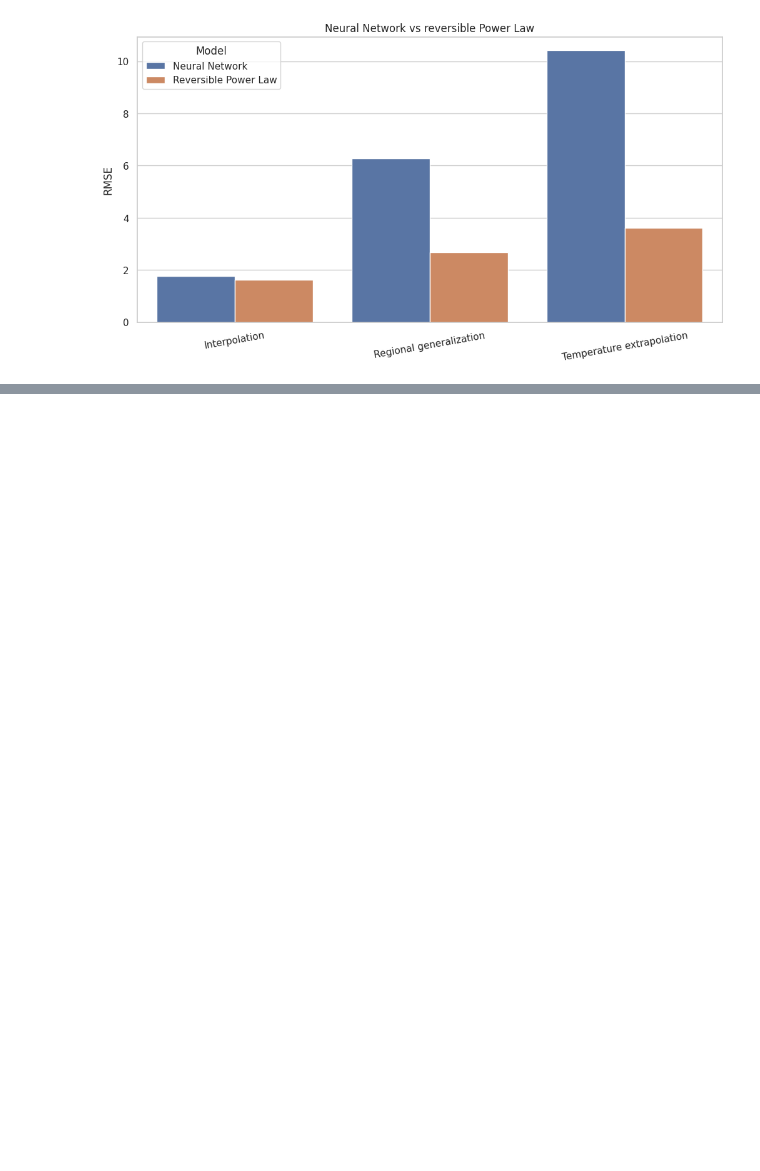
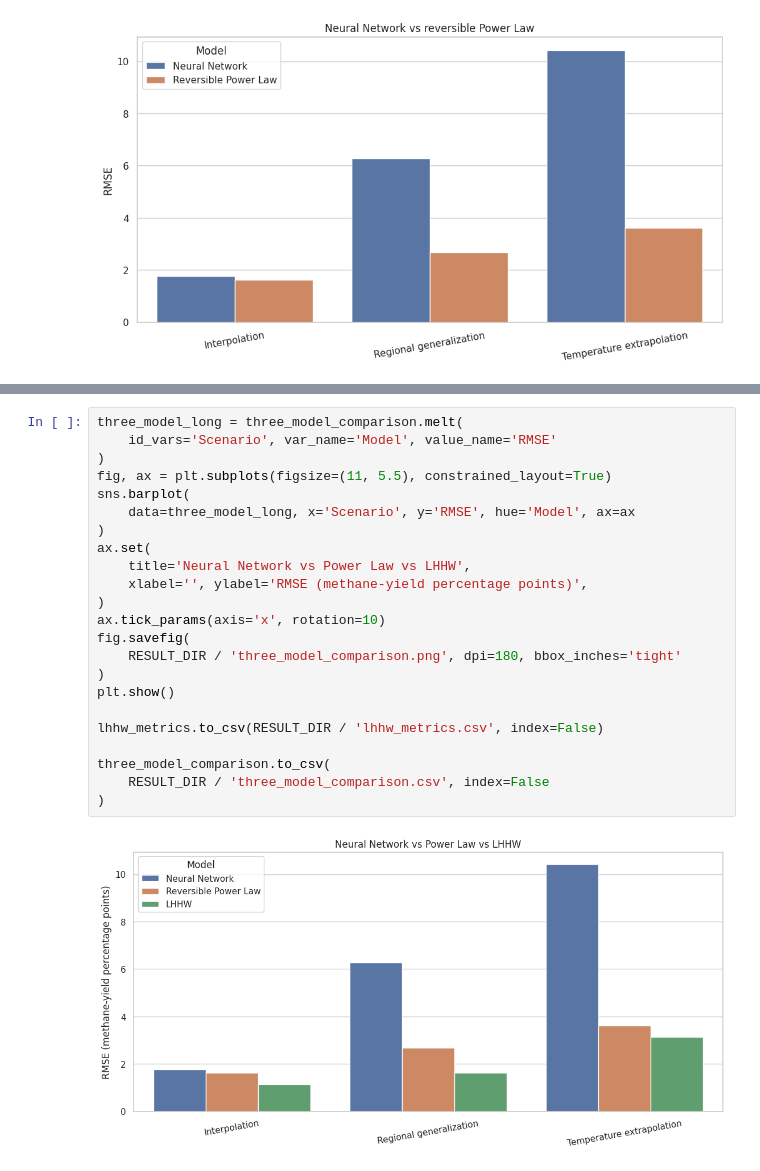
Before and after one commit to oafidi/co2-methanation-ml, a Jupyter notebook: notebooks/physics_based_kinetic_modeling.ipynb, the cells around one changed output, grey strips where cells are left out. Saved outputs shown, nothing was run; the diff lists cells and outputs as text; blank space fills up the shorter version.

```diff
--- a/notebooks/physics_based_kinetic_modeling.ipynb
+++ b/notebooks/physics_based_kinetic_modeling.ipynb
@@ -643,0 +1261,25 @@ The Langmuir−Hinshelwood-Hougen-Watson (LHHW) model is the logical next kineti
+# %%
+three_model_long = three_model_comparison.melt(
+    id_vars='Scenario', var_name='Model', value_name='RMSE'
+)
+fig, ax = plt.subplots(figsize=(11, 5.5), constrained_layout=True)
+sns.barplot(
+    data=three_model_long, x='Scenario', y='RMSE', hue='Model', ax=ax
+)
+ax.set(
+    title='Neural Network vs Power Law vs LHHW',
+    xlabel='', ylabel='RMSE (methane-yield percentage points)',
+)
+ax.tick_params(axis='x', rotation=10)
+fig.savefig(
+    RESULT_DIR / 'three_model_comparison.png', dpi=180, bbox_inches='tight'
+)
+plt.show()
+
+lhhw_metrics.to_csv(RESULT_DIR / 'lhhw_metrics.csv', index=False)
+
+three_model_comparison.to_csv(
+    RESULT_DIR / 'three_model_comparison.csv', index=False
+)
+# %% [output]
+[figure, added]
```
Also changed, not shown: parts of 17 cells of this notebook, 4 other files.
